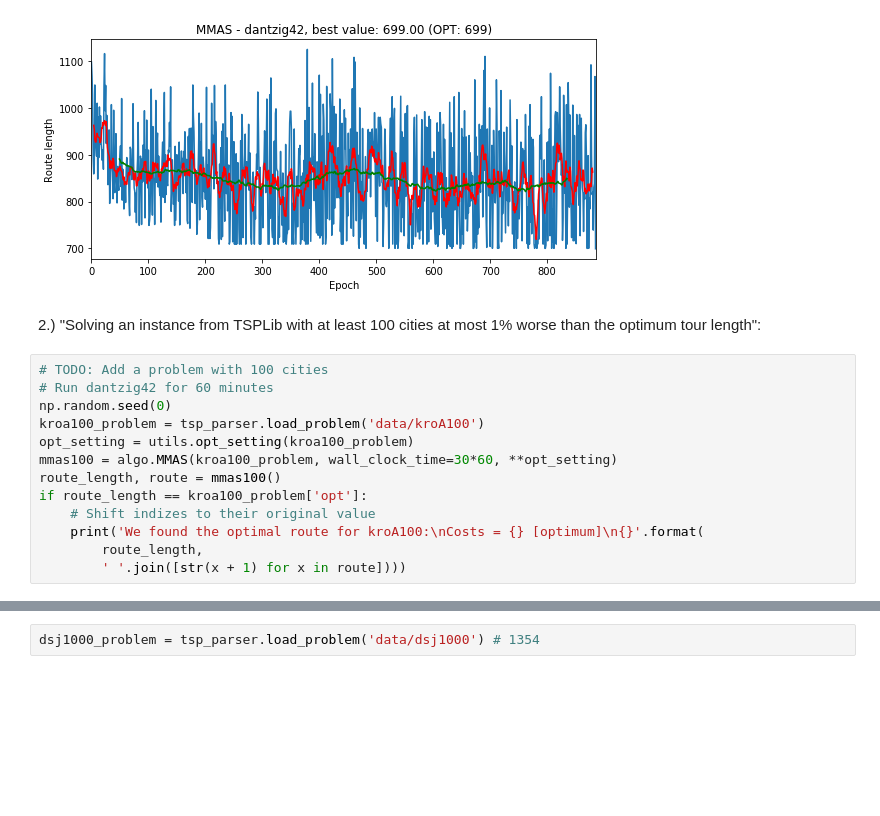
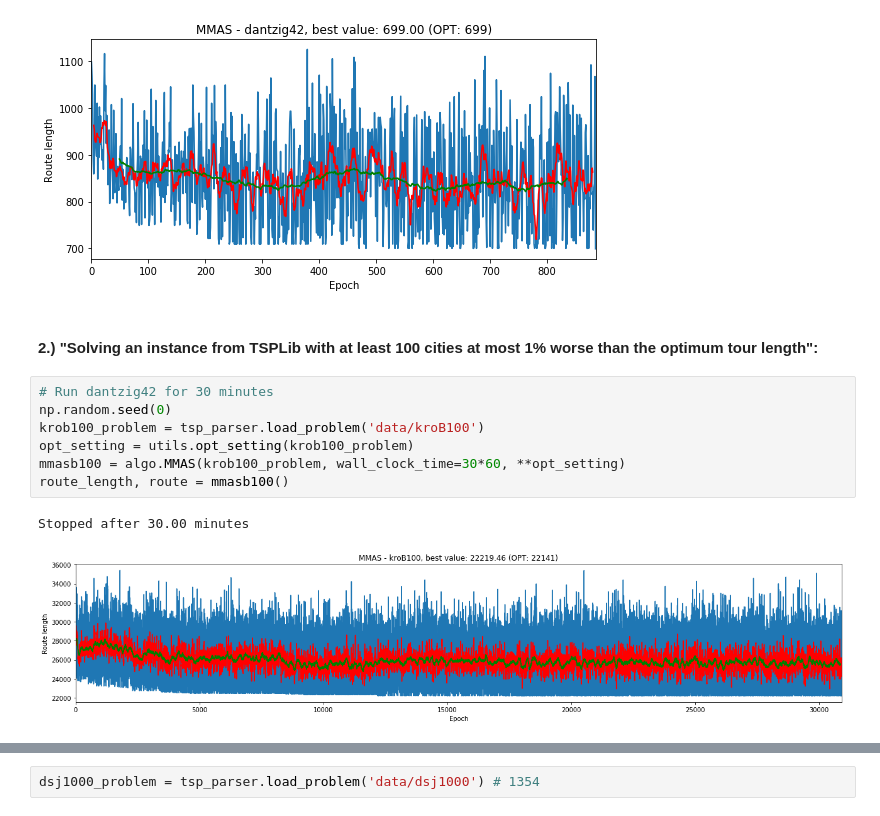
Before and after one commit to Chaoste/course-nia, a Jupyter notebook: project3/project3.ipynb, the cells around one changed output, grey strips where cells are left out. Drawn from its saved outputs; the diff is of its cells as text; blank space fills up the shorter version.

```diff
--- a/project3/project3.ipynb
+++ b/project3/project3.ipynb
@@ -246,17 +203,14 @@ Costs = 699 [optimum]
 9 8 7 6 5 4 3 2 1 42 41 40 39 38 37 36 35 34 33 32 31 30 29 28 27 26 25 24 23 22 21 20 19 18 17 16 15 14 13 12 11 10
 [figure]
 # %% [markdown]
-2.) "Solving an instance from TSPLib with at least 100 cities at most 1% worse than the optimum tour length":
+#### 2.) "Solving an instance from TSPLib with at least 100 cities at most 1% worse than the optimum tour length":
 # %%
-# TODO: Add a problem with 100 cities
-# Run dantzig42 for 60 minutes
+# Run dantzig42 for 30 minutes
 np.random.seed(0)
-kroa100_problem = tsp_parser.load_problem('data/kroA100')
-opt_setting = utils.opt_setting(kroa100_problem)
-mmas100 = algo.MMAS(kroa100_problem, wall_clock_time=30*60, **opt_setting)
-route_length, route = mmas100()
-if route_length == kroa100_problem['opt']:
-    # Shift indizes to their original value
-    print('We found the optimal route for kroA100:\nCosts = {} [optimum]\n{}'.format(
-        route_length,
-        ' '.join([str(x + 1) for x in route])))
+krob100_problem = tsp_parser.load_problem('data/kroB100')
+opt_setting = utils.opt_setting(krob100_problem)
+mmasb100 = algo.MMAS(krob100_problem, wall_clock_time=30*60, **opt_setting)
+route_length, route = mmasb100()
+# %% [output]
+Stopped after 30.00 minutes
+[figure, added]
```
Also changed, not shown: parts of 19 cells of this notebook.
